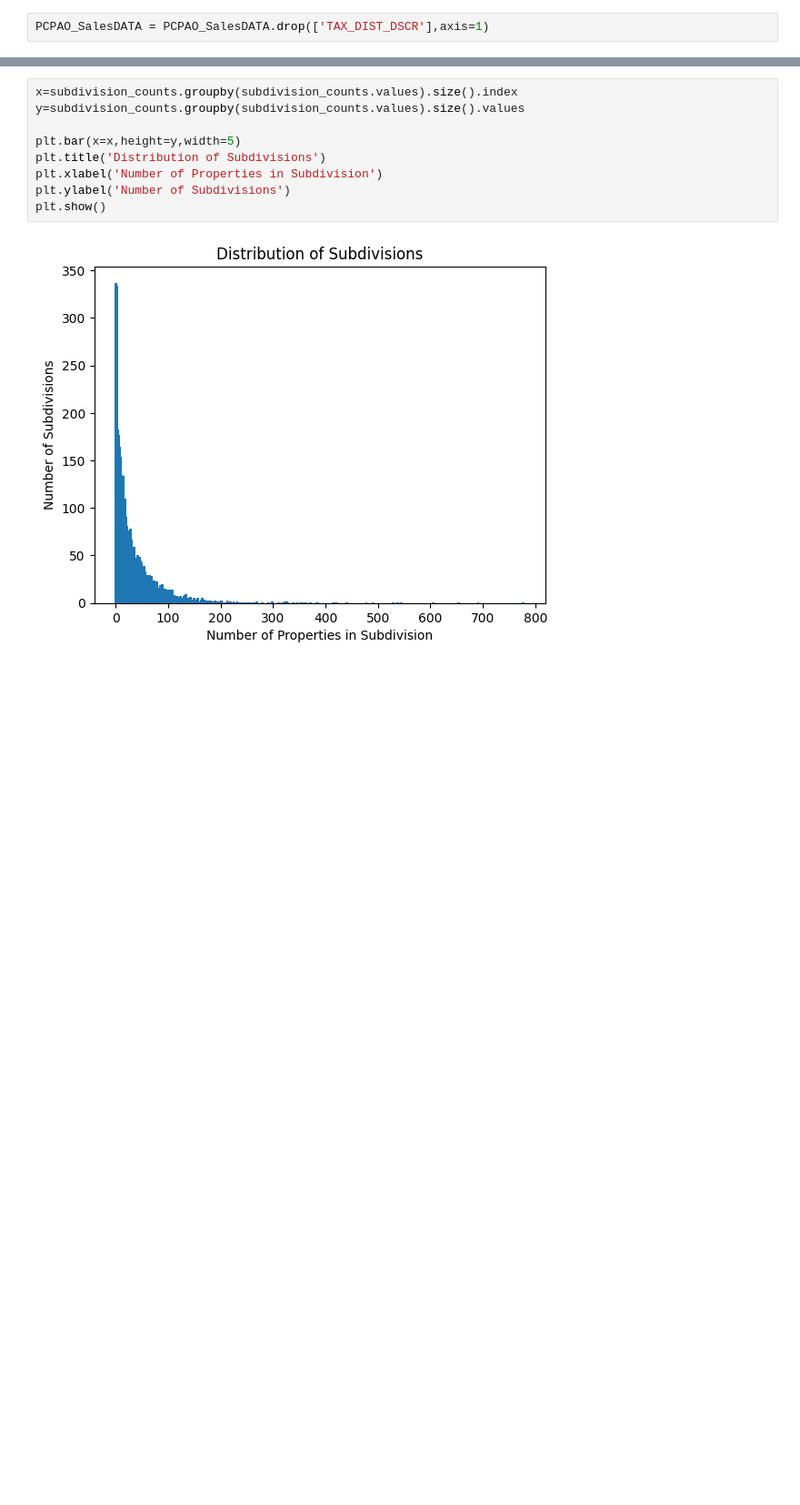
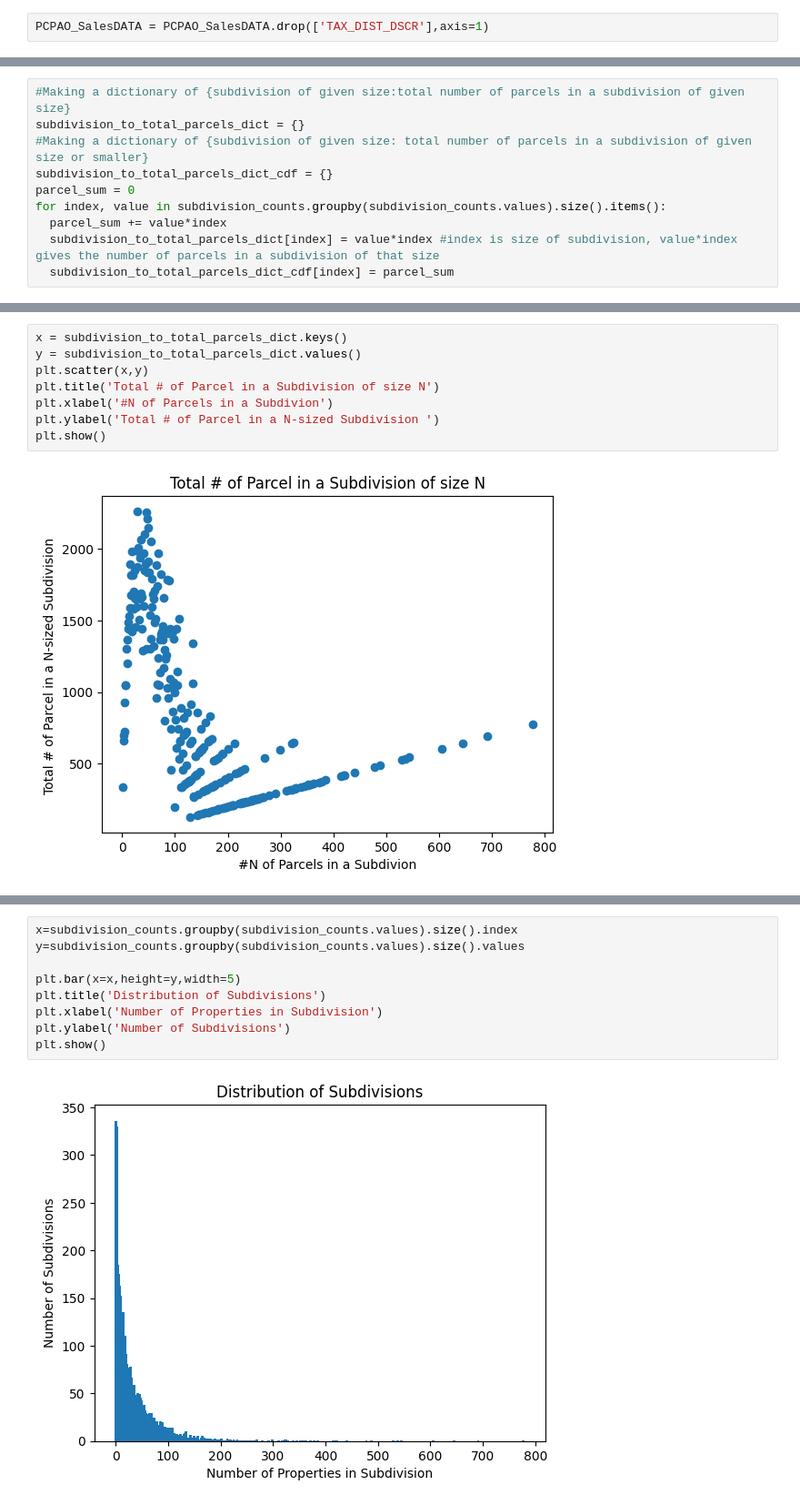
Before and after one commit to spenser-withans/CapstoneProject, a Jupyter notebook: Notebooks/Data_Wrangling.ipynb, the cells around one changed output, grey strips where cells are left out. Shown at 91% size. Saved outputs shown, nothing was run; the diff lists cells and outputs as text; blank space fills up the shorter version.

```diff
--- a/Notebooks/Data_Wrangling.ipynb
+++ b/Notebooks/Data_Wrangling.ipynb
@@ -402,0 +538,10 @@ I could create a subdivision_size column that categorizes the properties by the
+# %%
+#Making a dictionary of {subdivision of given size:total number of parcels in a subdivision of given size}
+subdivision_to_total_parcels_dict = {}
+#Making a dictionary of {subdivision of given size: total number of parcels in a subdivision of given size or smaller}
+subdivision_to_total_parcels_dict_cdf = {}
+parcel_sum = 0
+for index, value in subdivision_counts.groupby(subdivision_counts.values).size().items():
+  parcel_sum += value*index
+  subdivision_to_total_parcels_dict[index] = value*index #index is size of subdivision, value*index gives the number of parcels in a subdivision of that size
+  subdivision_to_total_parcels_dict_cdf[index] = parcel_sum
@@ -402,0 +564,10 @@ I could create a subdivision_size column that categorizes the properties by the
+# %%
+x = subdivision_to_total_parcels_dict.keys()
+y = subdivision_to_total_parcels_dict.values()
+plt.scatter(x,y)
+plt.title('Total # of Parcel in a Subdivision of size N')
+plt.xlabel('#N of Parcels in a Subdivion')
+plt.ylabel('Total # of Parcel in a N-sized Subdivision ')
+plt.show()
+# %% [output]
+[figure, added]
```
Also changed, not shown: parts of 101 cells of this notebook.
